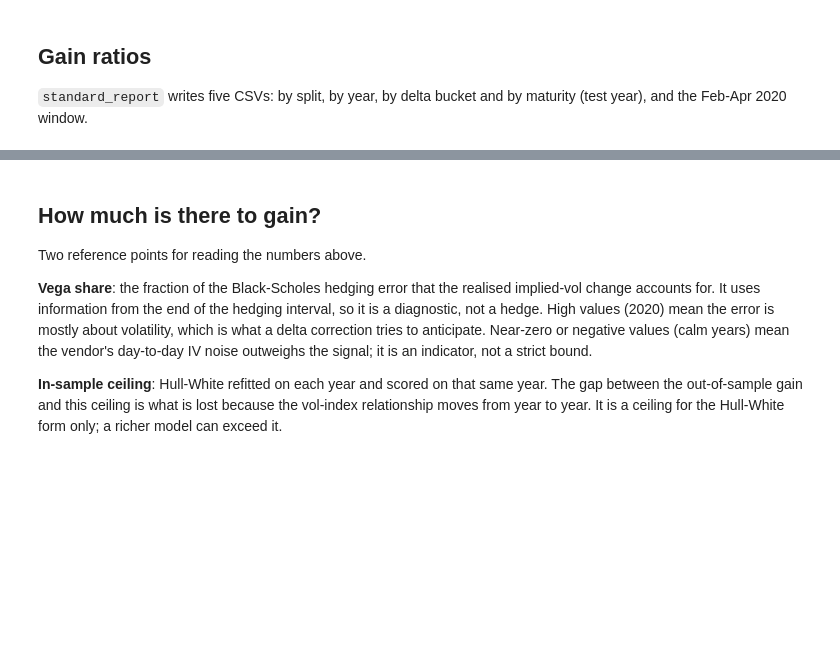
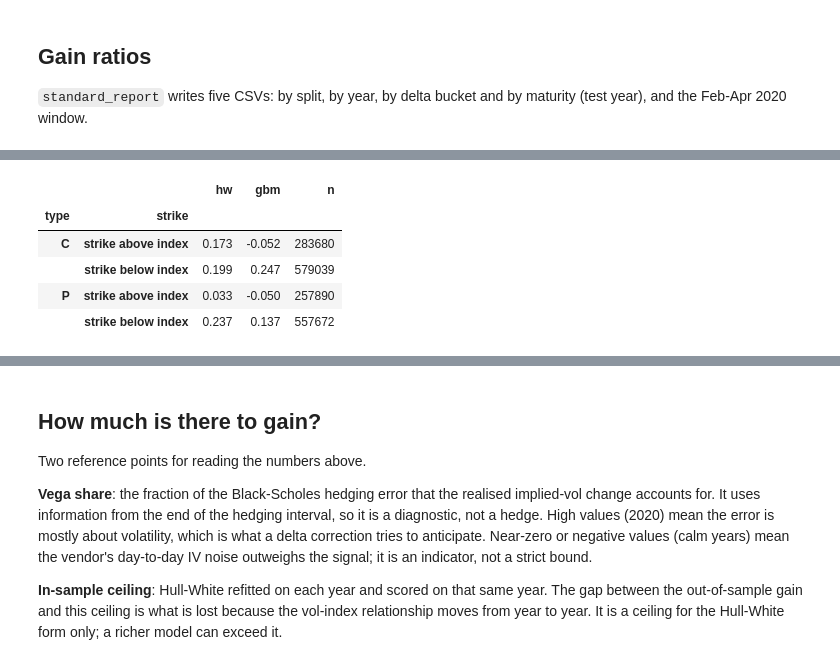
Before and after one commit to Poxterr/MF703Project, a Jupyter notebook: notebooks/02_baselines.ipynb, the cells around one changed output, grey strips where cells are left out. Saved outputs shown, nothing was run; the diff lists cells and outputs as text; code cells hidden in the pictures; blank space fills up the shorter version.

```diff
--- a/notebooks/02_baselines.ipynb
+++ b/notebooks/02_baselines.ipynb
@@ -55,0 +129,12 @@ plt.tight_layout(); plt.savefig(P["figures"] / "baselines_gain_by_delta.png", dp
+# %%
+side = pd.Series(np.where(test["moneyness"] < 1, "strike above index", "strike below index"), index=test.index, name="strike")
+by_side = evaluate.gain_table(test, MODELS, ["type", side])
+by_side.to_csv(P["tables"] / "baselines" / "gain_test_by_strike_side.csv")
+by_side
+# %% [output]
+|  |  | hw | gbm | n |
+| type | strike |  |  |  |
+| C | strike above index | 0.173 | -0.052 | 283680 |
+|  | strike below index | 0.199 | 0.247 | 579039 |
+| P | strike above index | 0.033 | -0.050 | 257890 |
+|  | strike below index | 0.237 | 0.137 | 557672 |
```
Also changed, not shown: parts of 18 cells of this notebook, 21 other files.
